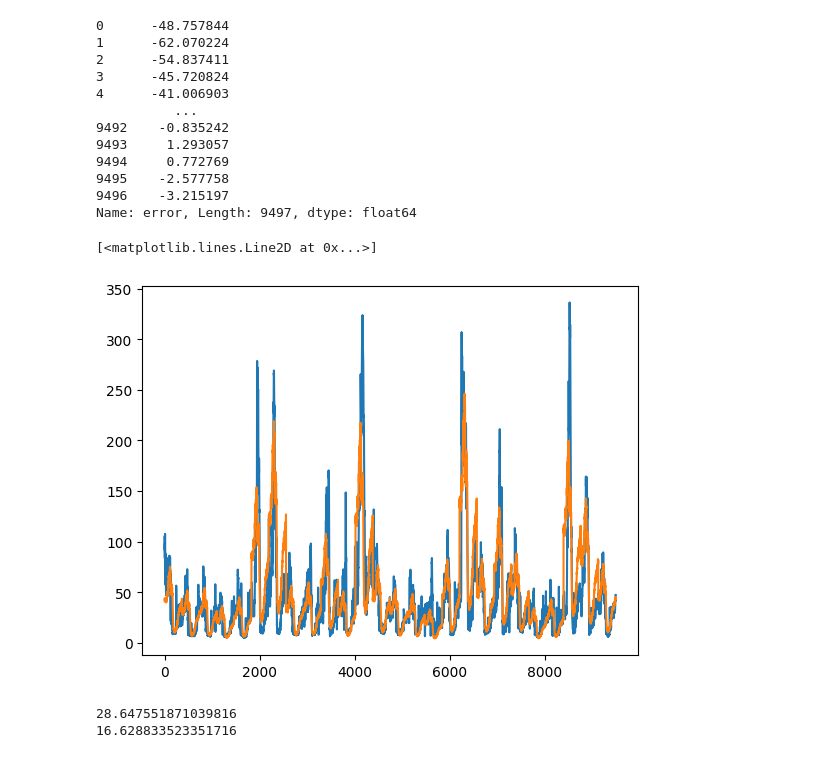
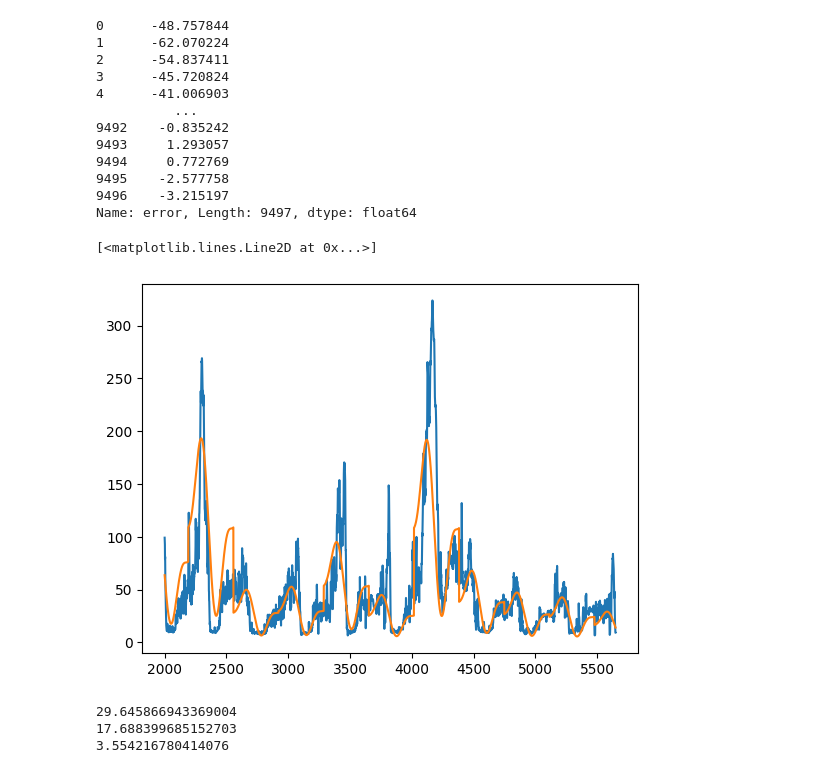
Before and after one commit to danilomcmaster/GSLModel, a Jupyter notebook: inflow.ipynb, the cells around one changed output. Cells and saved outputs as stored; diff of their text form; code cells hidden in the pictures.

```diff
--- a/inflow.ipynb
+++ b/inflow.ipynb
@@ -341,3 +342,22 @@ plt.plot(np.arange(365), day_adj_vals)
 # %% [output]
 [<matplotlib.lines.Line2D at 0x...>]
 [figure]
+# %%
+def seasonal_two_harmonics(t, A1, phi1, A2, phi2, C):
+    omega = 2 * np.pi / 365
+    return (
+        A1 * np.sin(omega * t + phi1)
+        + A2 * np.sin(2 * omega * t + phi2)
+        + C
+    )
+
+p0 = [
+    (y.max() - y.min()) / 2, 0,
+    (y.max() - y.min()) / 4, 0,
+    y.mean()
+]
+
+params, _ = curve_fit(seasonal_two_harmonics, np.arange(365), day_adj_vals)
+print(params)
+plt.plot(np.arange(365), seasonal_two_harmonics(np.arange(365), *params))
+plt.plot(np.arange(365), day_adj_vals)
@@ -346,7 +370,10 @@ df_2000["error"] = 1000
 df_2000["pred"] = 0
 for i in range(len(df_2000)):
     pred = df_2000.iloc[i]["spring mean"] * day_adj_vals[df_2000.iloc[i]["day"]]
+    day = df_2000.iloc[i]["day"]
+    pred2 = df_2000.iloc[i]["spring mean"] * seasonal_two_harmonics(day, *params)
     df_2000.at[i, "pred"] = pred
+    df_2000.at[i, "pred2"] = pred2
     df_2000.at[i, "error"] = pred - df_2000.iloc[i]["value"]
 df_2000["error"]
 # %% [output]
@@ -363,16 +390,19 @@ df_2000["error"]
 9496    -3.215197
 Name: error, Length: 9497, dtype: float64
 # %%
-plt.plot(df_2000["value"])
-plt.plot(df_2000["pred"])
+plt.plot(df_2000["value"][2000:2000+365*10])
+# plt.plot(df_2000["pred"])
+plt.plot(df_2000["pred2"][2000:2000+365*10])
 # %% [output]
 [<matplotlib.lines.Line2D at 0x...>]
-[figure, old version]
+[figure, new version]
 # %%
 df_2000["SE"] = df_2000["error"]**2
 MSE = np.mean(df_2000["SE"])
 print(np.sqrt(MSE))
 print(np.mean(np.abs(df_2000["error"])))
+print(np.mean(df_2000["error"]))
 # %% [output]
-28.647551871039816
-16.628833523351716
+29.645866943369004
+17.688399685152703
+3.554216780414076
```
Also changed, not shown: parts of 6 cells of this notebook.
